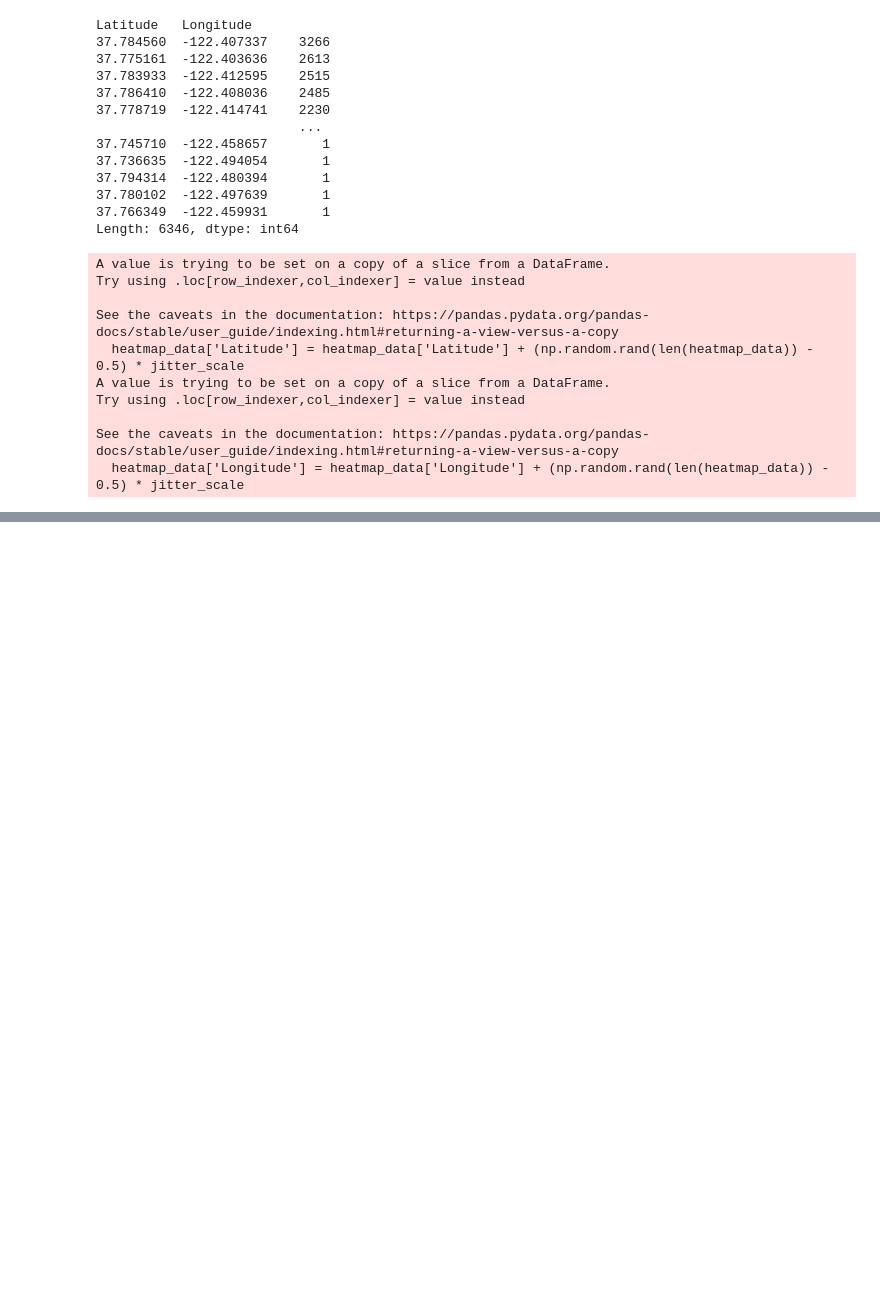
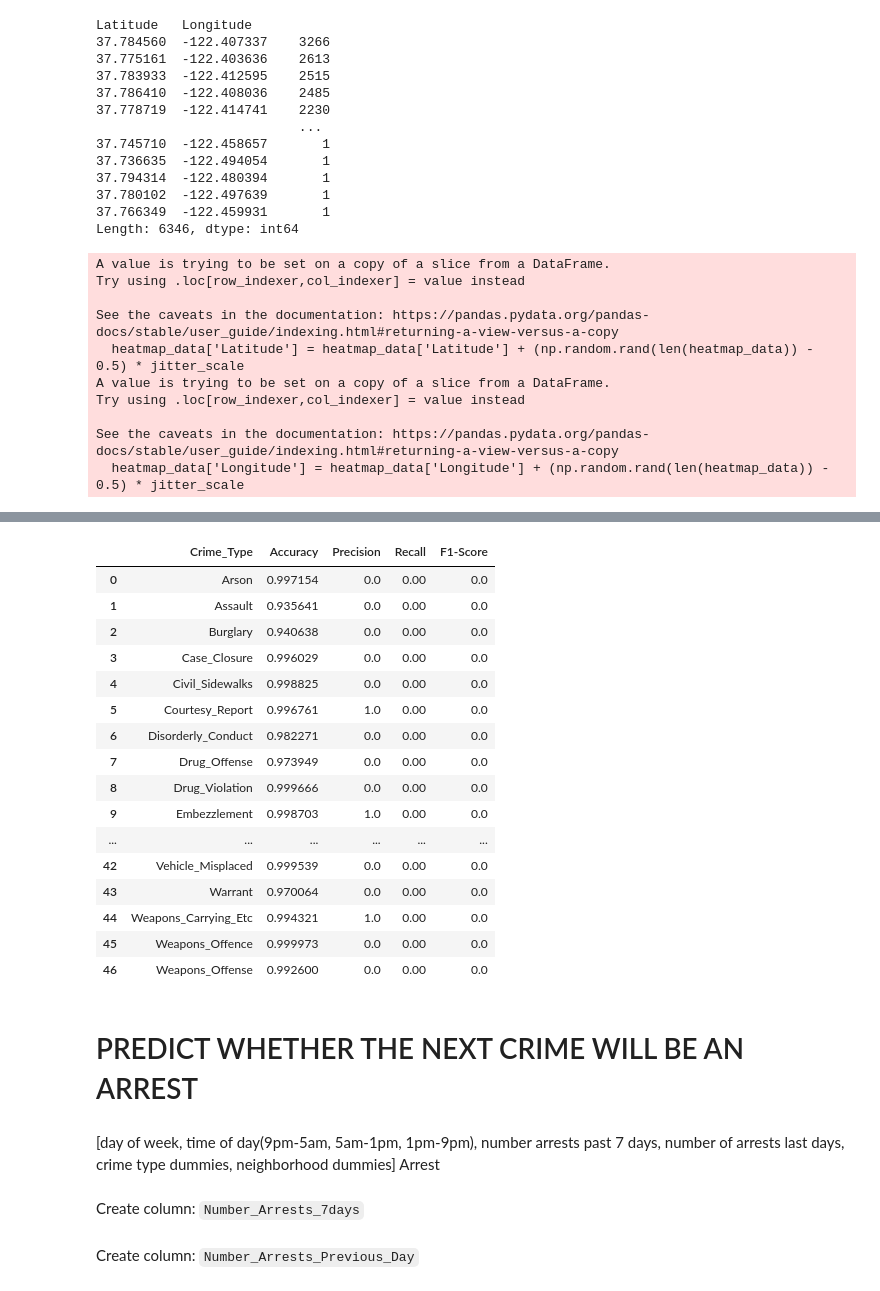
Before and after one commit to mvoutov/ieor142-ml, a Jupyter notebook: CrimePredict.ipynb, the cells around one changed output, grey strips where cells are left out. Drawn from its saved outputs; the diff is of its cells as text; code cells hidden in the pictures; blank space fills up the shorter version.

```diff
--- a/CrimePredict.ipynb
+++ b/CrimePredict.ipynb
@@ -787,0 +929,58 @@ See the caveats in the documentation: https://pandas.pydata.org/pandas-docs/stab
+# %%
+import re
+# Initialize lists to store the extracted data
+categories = []
+accuracies = []
+precisions = []
+recalls = []
+f1_scores = []
+
+# Regular expression pattern to extract the metrics
+pattern = r'1\s+([\d\.]+)\s+([\d\.]+)\s+([\d\.]+)'
+
+# Iterate over the dictionary and extract the data
+for category, data in results.items():
+    categories.append(category)
+    accuracies.append(data['Accuracy'])
+    match = re.search(pattern, data['Report'])
+    if match:
+        precisions.append(float(match.group(1)))
+        recalls.append(float(match.group(2)))
+        f1_scores.append(float(match.group(3)))
+    else:
+        # If the pattern is not found, append NaN or a default value
+        precisions.append(float('nan'))
+        recalls.append(float('nan'))
+        f1_scores.append(float('nan'))
+
+# Create a DataFrame from the extracted data
+df_results = pd.DataFrame({
+    'Crime_Type': categories,
+    'Accuracy': accuracies,
+    'Precision': precisions,
+    'Recall': recalls,
+    'F1-Score': f1_scores
+})
+df_results
+# %% [output]
+|  | Crime_Type | Accuracy | Precision | Recall | F1-Score |
+| 0 | Arson | 0.997154 | 0.0 | 0.00 | 0.0 |
+| 1 | Assault | 0.935641 | 0.0 | 0.00 | 0.0 |
+| 2 | Burglary | 0.940638 | 0.0 | 0.00 | 0.0 |
+| 3 | Case_Closure | 0.996029 | 0.0 | 0.00 | 0.0 |
+| 4 | Civil_Sidewalks | 0.998825 | 0.0 | 0.00 | 0.0 |
+| 5 | Courtesy_Report | 0.996761 | 1.0 | 0.00 | 0.0 |
+| 6 | Disorderly_Conduct | 0.982271 | 0.0 | 0.00 | 0.0 |
+| 7 | Drug_Offense | 0.973949 | 0.0 | 0.00 | 0.0 |
+| 8 | Drug_Violation | 0.999666 | 0.0 | 0.00 | 0.0 |
+| 9 | Embezzlement | 0.998703 | 1.0 | 0.00 | 0.0 |
+| ... | ... | ... | ... | ... | ... |
+| 42 | Vehicle_Misplaced | 0.999539 | 0.0 | 0.00 | 0.0 |
+| 43 | Warrant | 0.970064 | 0.0 | 0.00 | 0.0 |
+| 44 | Weapons_Carrying_Etc | 0.994321 | 1.0 | 0.00 | 0.0 |
+| 45 | Weapons_Offence | 0.999973 | 0.0 | 0.00 | 0.0 |
+| 46 | Weapons_Offense | 0.992600 | 0.0 | 0.00 | 0.0 |
+# %% [markdown]
+# PREDICT WHETHER THE NEXT CRIME WILL BE AN ARREST
+# %% [markdown]
+[day of week, time of day(9pm-5am, 5am-1pm, 1pm-9pm), number arrests past 7 days, number of arrests last days, crime type dummies, neighborhood dummies] Arrest
@@ -787,0 +997,2 @@ See the caveats in the documentation: https://pandas.pydata.org/pandas-docs/stab
+# %% [markdown]
+Create column: `Number_Arrests_7days`
@@ -787,0 +1011,2 @@ See the caveats in the documentation: https://pandas.pydata.org/pandas-docs/stab
+# %% [markdown]
+Create column: `Number_Arrests_Previous_Day`
```
Also changed, not shown: parts of 23 cells of this notebook, 1 other file.
